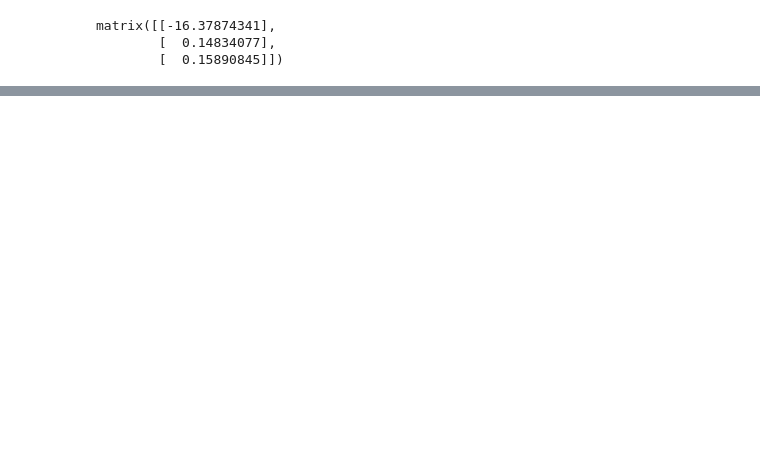
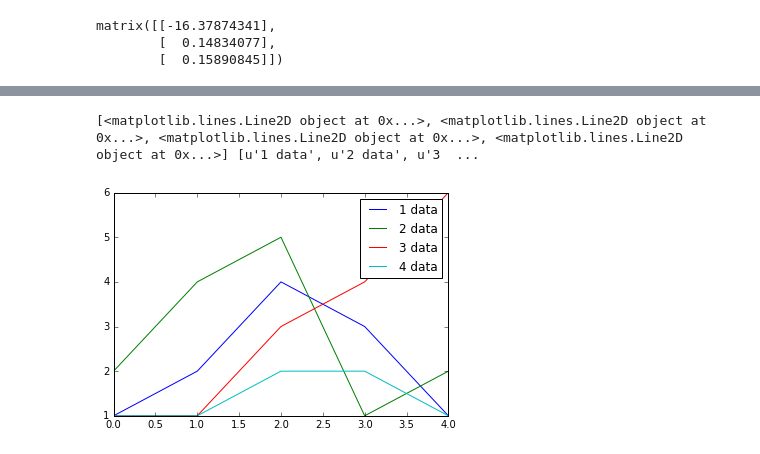
Before and after one commit to dteklavya/machineLearning_AndrewNG, a Jupyter notebook: ex4-logistic-regrssion-newtons-method.ipynb, the cells around one changed output, grey strips where cells are left out. Cells and saved outputs as stored; diff of their text form; code cells hidden in the pictures; blank space fills up the shorter version.

```diff
--- a/ex4-logistic-regrssion-newtons-method.ipynb
+++ b/ex4-logistic-regrssion-newtons-method.ipynb
@@ -68,0 +76,17 @@ matrix([[-16.37874341],
+# %%
+dct = {'list_1' : [1,2,4,3,1],'list_2' : [2,4,5,1,2],
+       'list_3' : [1,1,3,4,6],'list_4' : [1,1,2,2,1]}
+
+xs = [0,1,2,3,4]
+
+lines = []
+for i in range(1,5):
+    lines += plt.plot(xs,dct['list_%s' %i], label="{} data".format(i))
+
+labels = [l.get_label() for l in lines]
+plt.legend(lines, labels)
+print lines, labels
+plt.show()
+# %% [output]
+[<matplotlib.lines.Line2D object at 0x...>, <matplotlib.lines.Line2D object at 0x...>, <matplotlib.lines.Line2D object at 0x...>, <matplotlib.lines.Line2D object at 0x...>] [u'1 data', u'2 data', u'3  ...
+[figure, added]
```
Also changed, not shown: parts of 3 cells of this notebook.
